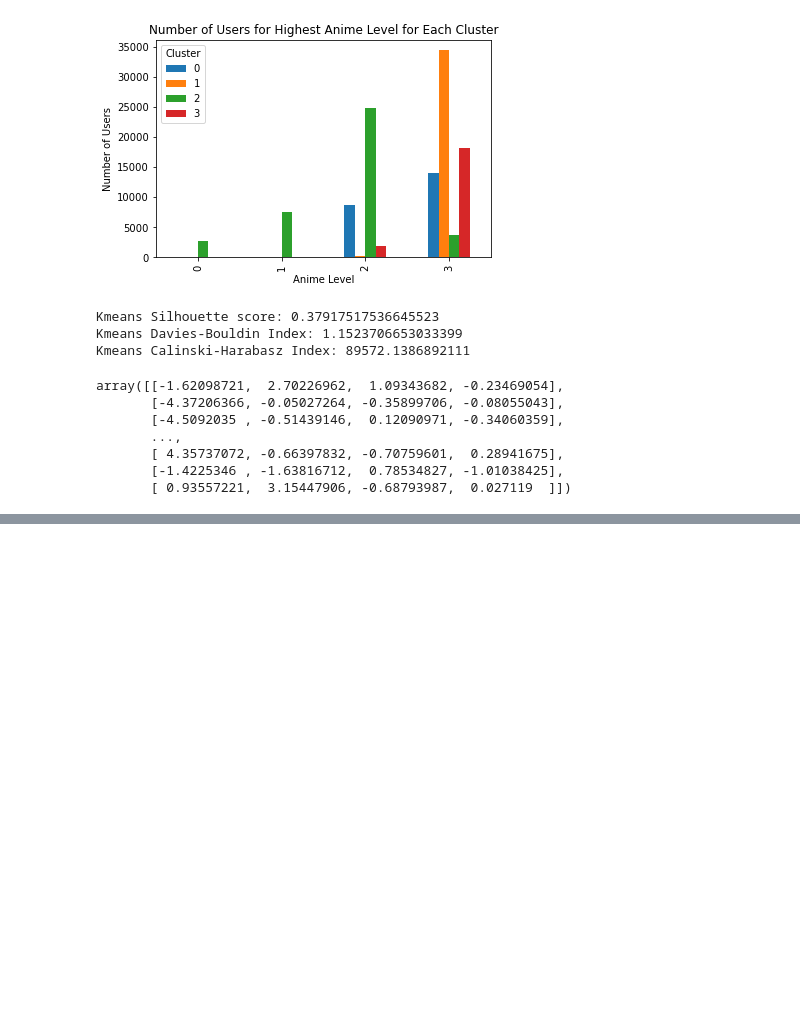
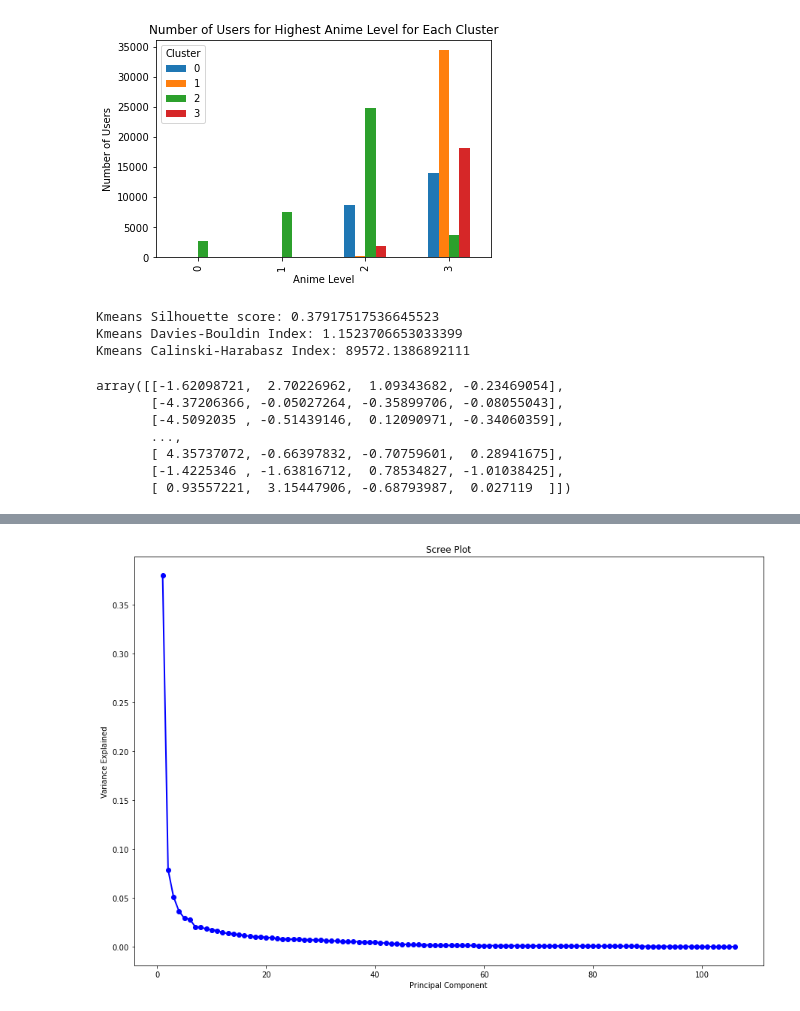
Before and after one commit to GxTeo/Data-Analytics-Mining-Project-2, a Jupyter notebook: Task 3/task3_kmeans.ipynb, the cells around one changed output, grey strips where cells are left out. Saved outputs shown, nothing was run; the diff lists cells and outputs as text; code cells hidden in the pictures; blank space fills up the shorter version.

```diff
--- a/Task 3/task3_kmeans.ipynb
+++ b/Task 3/task3_kmeans.ipynb
@@ -403,0 +365,3 @@ Kmeans Calinski-Harabasz Index: 93217.20296844139
+# %%
+TF_IDF_matrix = tf_idf_normalize(binary_matrix, frequent_itemsets)
+TF_IDF_matrix
@@ -403,0 +382,11 @@ Kmeans Calinski-Harabasz Index: 93217.20296844139
+# %%
+pca = PCA(random_state=24).fit(TF_IDF_matrix)
+PC_values = np.arange(pca.n_components_) + 1
+plt.figure(figsize=(15,10))
+plt.plot(PC_values, pca.explained_variance_ratio_, 'o-', linewidth=2, color='blue')
+plt.title('Scree Plot')
+plt.xlabel('Principal Component')
+plt.ylabel('Variance Explained')
+plt.show()
+# %% [output]
+[figure, added]
```
Also changed, not shown: parts of 18 cells of this notebook.
